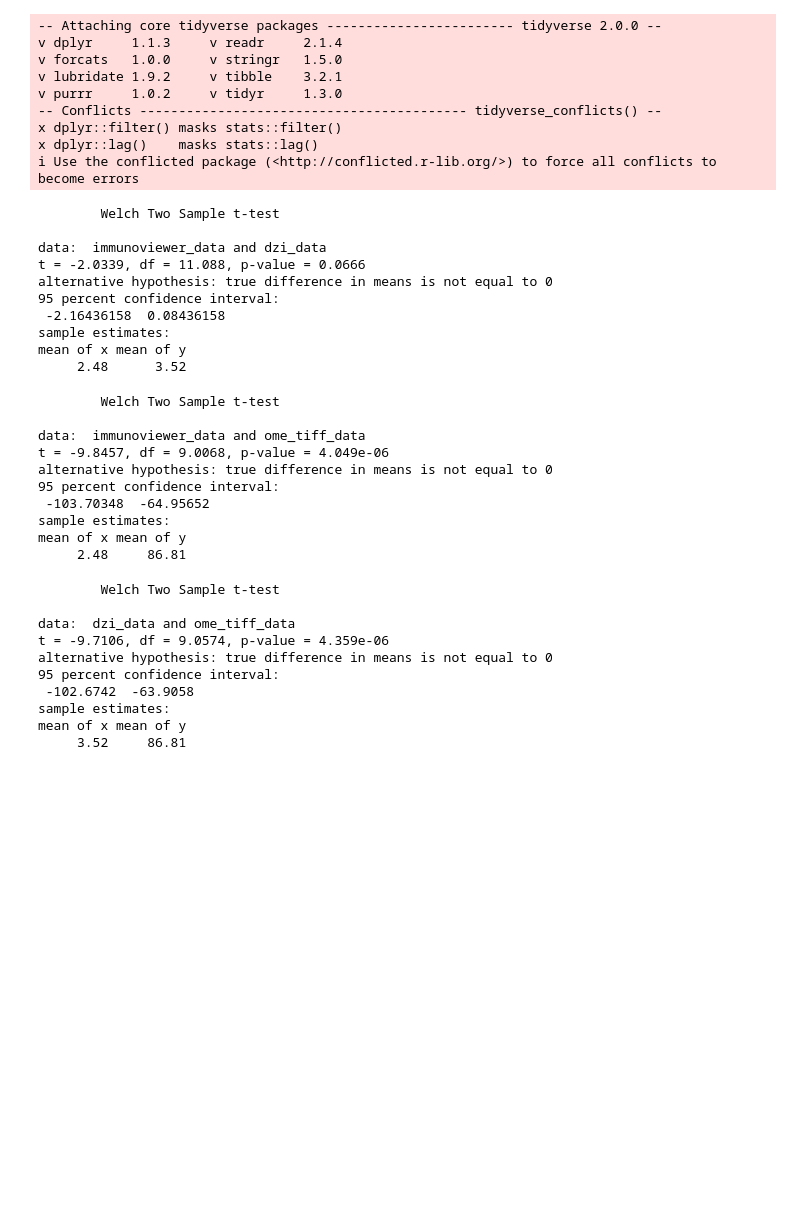
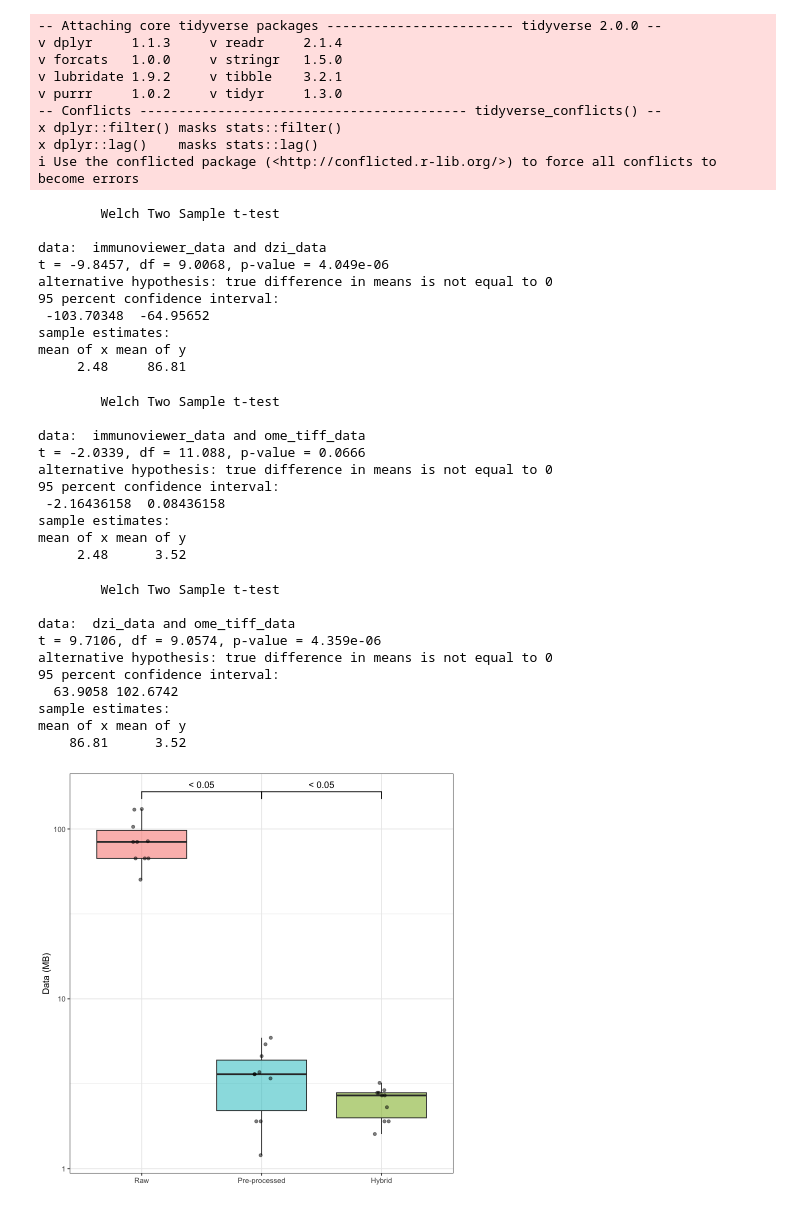
Before and after one commit to davidvi/tissueviewer, a Jupyter notebook: publication/data-benchmark.ipynb, the cells around one changed output. Drawn from its saved outputs; the diff is of its cells as text; code cells hidden in the pictures; blank space fills up the shorter version.

```diff
--- a/publication/data-benchmark.ipynb
+++ b/publication/data-benchmark.ipynb
@@ -25,49 +28,66 @@ data <- data %>%
 # %%
-# statistical differences
+# statistical differences data
 
-immunoviewer_data <- data %>% filter(Tool == "ImmunoViewer") %>% pull(mb)
-dzi_data <- data %>% filter(Tool == "DZI") %>% pull(mb)
-ome_tiff_data <- data %>% filter(Tool == "OME-TIFF") %>% pull(mb)
+immunoviewer_data <- data %>% filter(Tool == "Hybrid") %>% pull(mb)
+dzi_data <- data %>% filter(Tool == "Raw") %>% pull(mb)
+ome_tiff_data <- data %>% filter(Tool == "Pre-processed") %>% pull(mb)
 
 t_test_immunoviewer_dzi <- t.test(immunoviewer_data, dzi_data)
 t_test_immunoviewer_ome_tiff <- t.test(immunoviewer_data, ome_tiff_data)
 t_test_dzi_ome_tiff <- t.test(dzi_data, ome_tiff_data)
 
 t_test_immunoviewer_dzi
 t_test_immunoviewer_ome_tiff
 t_test_dzi_ome_tiff
 
 p_immunoviewer_dzi <- ifelse(t_test_immunoviewer_dzi$p.value < 0.05, "< 0.05", "NS")
 p_dzi_ome_tiff <- ifelse(t_test_dzi_ome_tiff$p.value < 0.05, "< 0.05", "NS")
+
+# boxplot of MBs on logscale for data usage
+
+data %>% ggplot(aes(x = Tool, y = mb, fill=Tool)) +
+  geom_boxplot(alpha=0.5) +
+  geom_point(alpha=0.5, position = position_jitterdodge()) +
+  scale_y_log10() +
+  scale_fill_manual(values = c("Raw" = "#F8766D", "Pre-processed" = "#00BFC4", "Hybrid" = "#7CAE00")) +
+  labs(title = NULL, y = "Data (MB)", x = NULL) +
+  theme_bw() +
+  theme(legend.position = "none") +
+  geom_signif(comparisons = list(c("Hybrid", "Pre-processed"), c("Pre-processed", "Raw")),
+            annotations = c(p_immunoviewer_dzi, p_dzi_ome_tiff),
+            tip_length = 0.02)
+
+  ggsave("data-usage.png", width = 5, height = 5)
 # %% [output]
         Welch Two Sample t-test
 
 data:  immunoviewer_data and dzi_data
-t = -2.0339, df = 11.088, p-value = 0.0666
+t = -9.8457, df = 9.0068, p-value = 4.049e-06
 alternative hypothesis: true difference in means is not equal to 0
 95 percent confidence interval:
- -2.16436158  0.08436158
+ -103.70348  -64.95652
 sample estimates:
 mean of x mean of y
-     2.48      3.52
+     2.48     86.81
         Welch Two Sample t-test
 
 data:  immunoviewer_data and ome_tiff_data
-t = -9.8457, df = 9.0068, p-value = 4.049e-06
+t = -2.0339, df = 11.088, p-value = 0.0666
 alternative hypothesis: true difference in means is not equal to 0
 95 percent confidence interval:
- -103.70348  -64.95652
+ -2.16436158  0.08436158
 sample estimates:
 mean of x mean of y
-     2.48     86.81
+     2.48      3.52
         Welch Two Sample t-test
 
 data:  dzi_data and ome_tiff_data
-t = -9.7106, df = 9.0574, p-value = 4.359e-06
+t = 9.7106, df = 9.0574, p-value = 4.359e-06
 alternative hypothesis: true difference in means is not equal to 0
 95 percent confidence interval:
- -102.6742  -63.9058
+  63.9058 102.6742
 sample estimates:
 mean of x mean of y
-     3.52     86.81
+    86.81      3.52
+[figure, added]
 # %%
```
Also changed, not shown: parts of 2 cells of this notebook, 5 other files.
